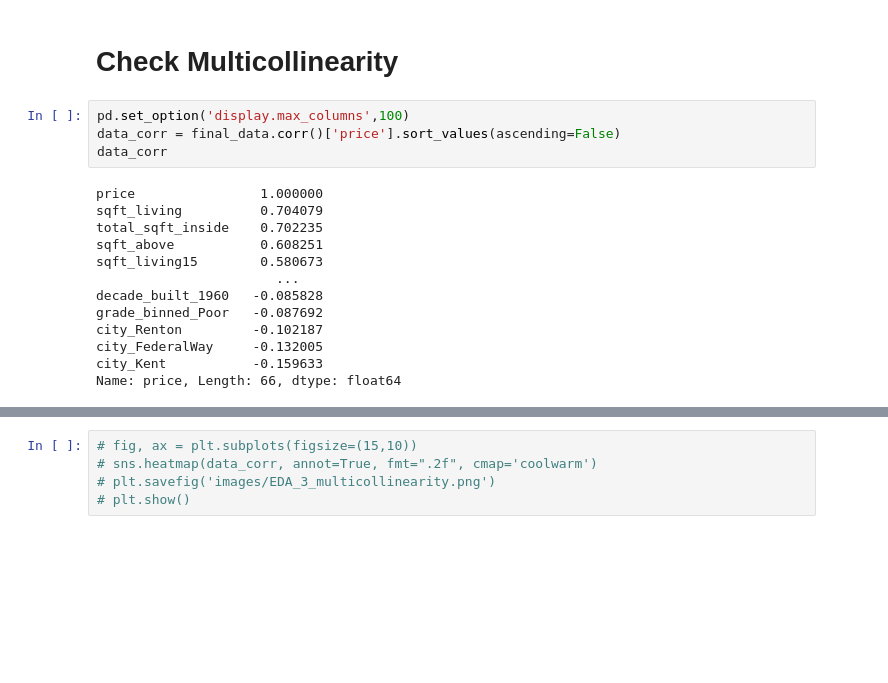
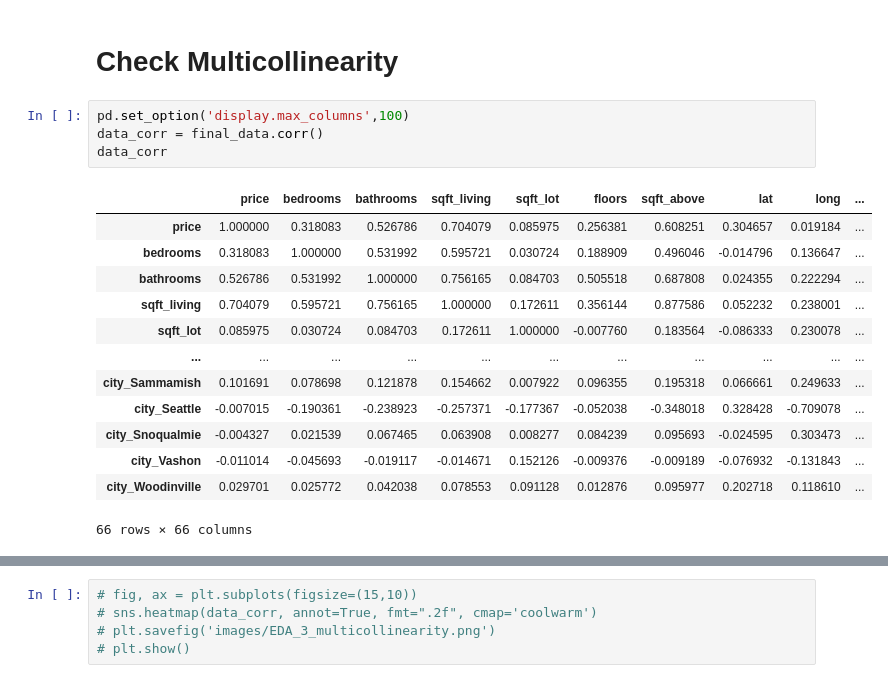
Before and after one commit to ttam37/dsc-mod-2-project-v2-1-onl01-dtsc-ft-052620, a Jupyter notebook: EDA Question 3.ipynb, the cells around one changed output, grey strips where cells are left out. Drawn from its saved outputs; the diff is of its cells as text; blank space fills up the shorter version.

```diff
--- a/EDA Question 3.ipynb
+++ b/EDA Question 3.ipynb
@@ -70,19 +70,20 @@ plt.show()
 # Check Multicollinearity
 # %%
 pd.set_option('display.max_columns',100)
-data_corr = final_data.corr()['price'].sort_values(ascending=False)
+data_corr = final_data.corr()
 data_corr
 # %% [output]
+|  | price | bedrooms | bathrooms | sqft_living | sqft_lot | floors | sqft_above | lat | long | ... |
+| price | 1.000000 | 0.318083 | 0.526786 | 0.704079 | 0.085975 | 0.256381 | 0.608251 | 0.304657 | 0.019184 | ... |
+| bedrooms | 0.318083 | 1.000000 | 0.531992 | 0.595721 | 0.030724 | 0.188909 | 0.496046 | -0.014796 | 0.136647 | ... |
+| bathrooms | 0.526786 | 0.531992 | 1.000000 | 0.756165 | 0.084703 | 0.505518 | 0.687808 | 0.024355 | 0.222294 | ... |
+| sqft_living | 0.704079 | 0.595721 | 0.756165 | 1.000000 | 0.172611 | 0.356144 | 0.877586 | 0.052232 | 0.238001 | ... |
+| sqft_lot | 0.085975 | 0.030724 | 0.084703 | 0.172611 | 1.000000 | -0.007760 | 0.183564 | -0.086333 | 0.230078 | ... |
+| ... | ... | ... | ... | ... | ... | ... | ... | ... | ... | ... |
+| city_Sammamish | 0.101691 | 0.078698 | 0.121878 | 0.154662 | 0.007922 | 0.096355 | 0.195318 | 0.066661 | 0.249633 | ... |
+| city_Seattle | -0.007015 | -0.190361 | -0.238923 | -0.257371 | -0.177367 | -0.052038 | -0.348018 | 0.328428 | -0.709078 | ... |
+| city_Snoqualmie | -0.004327 | 0.021539 | 0.067465 | 0.063908 | 0.008277 | 0.084239 | 0.095693 | -0.024595 | 0.303473 | ... |
+| city_Vashon | -0.011014 | -0.045693 | -0.019117 | -0.014671 | 0.152126 | -0.009376 | -0.009189 | -0.076932 | -0.131843 | ... |
+| city_Woodinville | 0.029701 | 0.025772 | 0.042038 | 0.078553 | 0.091128 | 0.012876 | 0.095977 | 0.202718 | 0.118610 | ... |
-price                1.000000
-sqft_living          0.704079
-total_sqft_inside    0.702235
-sqft_above           0.608251
-sqft_living15        0.580673
-                       ...
-decade_built_1960   -0.085828
-grade_binned_Poor   -0.087692
-city_Renton         -0.102187
-city_FederalWay     -0.132005
-city_Kent           -0.159633
-Name: price, Length: 66, dtype: float64
+66 rows × 66 columns
 # %%
```
Also changed, not shown: parts of 1 cell of this notebook, 5 other files.
